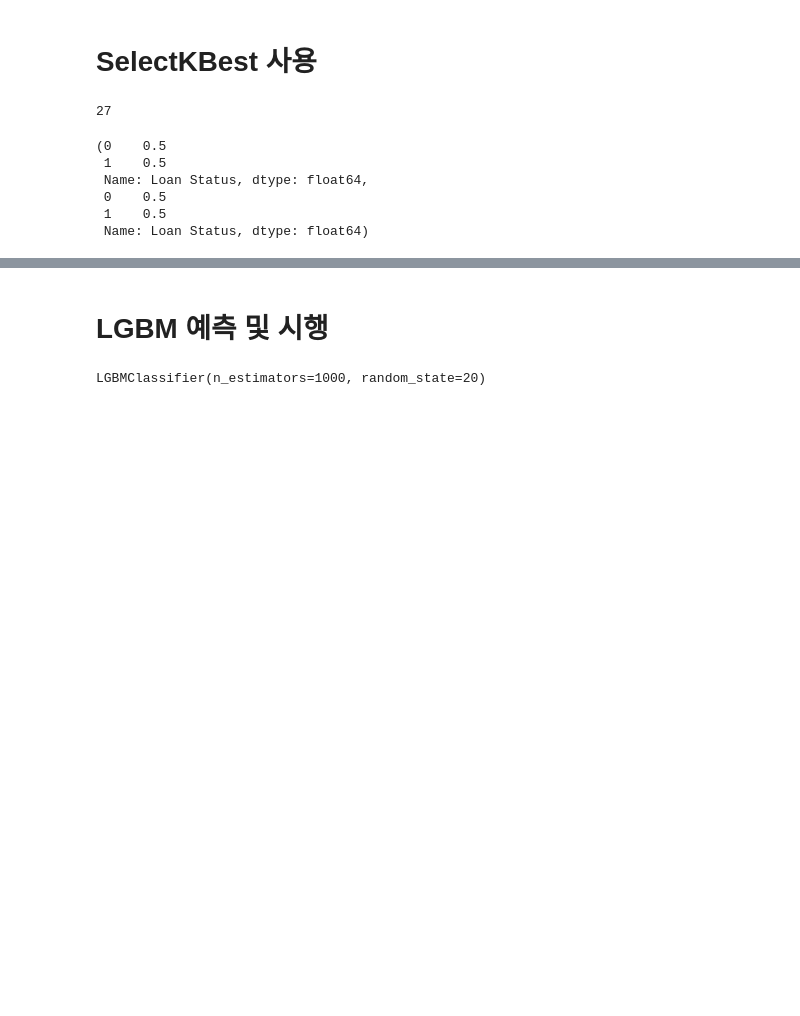
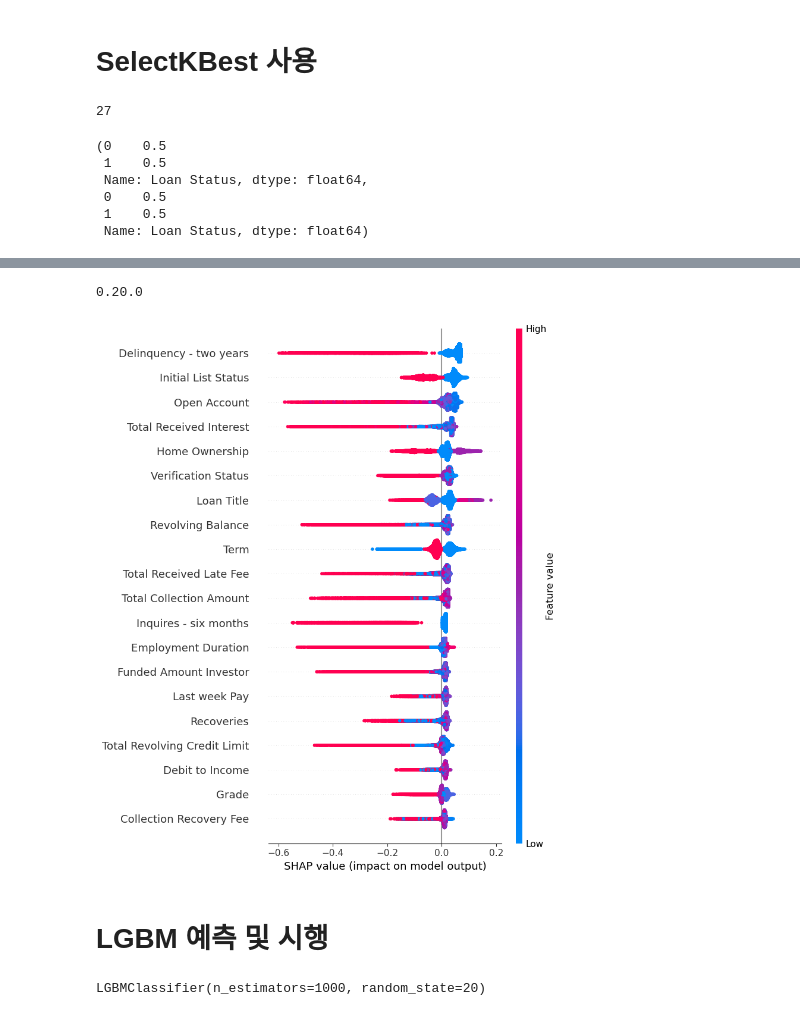
Before and after one commit to Atopiano/project_loan_predict_ML, a Jupyter notebook: 변수 선택/label_feature_Lgbm.ipynb, the cells around one changed output, grey strips where cells are left out. Cells and saved outputs as stored; diff of their text form; code cells hidden in the pictures; blank space fills up the shorter version.

Commit message:
변수 선택 lgbm 파일에 shap 라이브러리를 이용한 시각화코드 추가

```diff
--- a/변수 선택/label_feature_Lgbm.ipynb
+++ b/변수 선택/label_feature_Lgbm.ipynb
@@ -126,3 +154,21 @@ y_train.value_counts(True), y_test.value_counts(True)
  0    0.5
  1    0.5
  Name: Loan Status, dtype: float64)
+# %%
+# lightgbm을 구현하여 shap value를 예측할 것
+# ligthgbm 구현
+
+# library
+import lightgbm as lgb  # 없을 경우 cmd/anaconda prompt에서 install
+from math import sqrt
+from sklearn.metrics import mean_squared_error
+
+# lightgbm model
+lgb_dtrain = lgb.Dataset(data = X_train, label = y_train) # LightGBM 모델에 맞게 변환
+lgb_param = {'max_depth': 10,
+            'learning_rate': 0.01, # Step Size
+            'n_estimators': 1000, # Number of trees
+            'objective': 'regression'} # 목적 함수 (L2 Loss)
+lgb_model = lgb.train(params = lgb_param, train_set = lgb_dtrain) # 학습 진행
+lgb_model_predict = lgb_model.predict(X_test) # test data 예측
+print("RMSE: {}".format(sqrt(mean_squared_error(lgb_model_predict, y_test)))) # RMSE
@@ -128,0 +187,11 @@ y_train.value_counts(True), y_test.value_counts(True)
+# %%
+# shap value를 이용하여 각 변수의 영향도 파악
+
+# !pip install shap (에러 발생시, skimage version 확인 (0.14.2 이상 권장))
+# import skimage -> skimage.__version__ (skimage version 확인)
+# skimage version upgrade -> !pip install --upgrade scikit-image
+
+# shap value
+import shap
+explainer = shap.TreeExplainer(lgb_model) # Tree model Shap Value 확인 객체 지정
+shap_values = explainer.shap_values(X_test) # Shap Values 계산
@@ -128,0 +208,5 @@ y_train.value_counts(True), y_test.value_counts(True)
+# %%
+import skimage
+print(skimage.__version__)
+# %% [output]
+0.20.0
@@ -129,3 +216,7 @@ y_train.value_counts(True), y_test.value_counts(True)
+# %%
+shap.summary_plot(shap_values, X_test)
+# %% [output]
+[figure, added]
 # %% [markdown]
 # LGBM 예측 및 시행
 # %%
```
Also changed, not shown: parts of 11 cells of this notebook, 1 other file.
